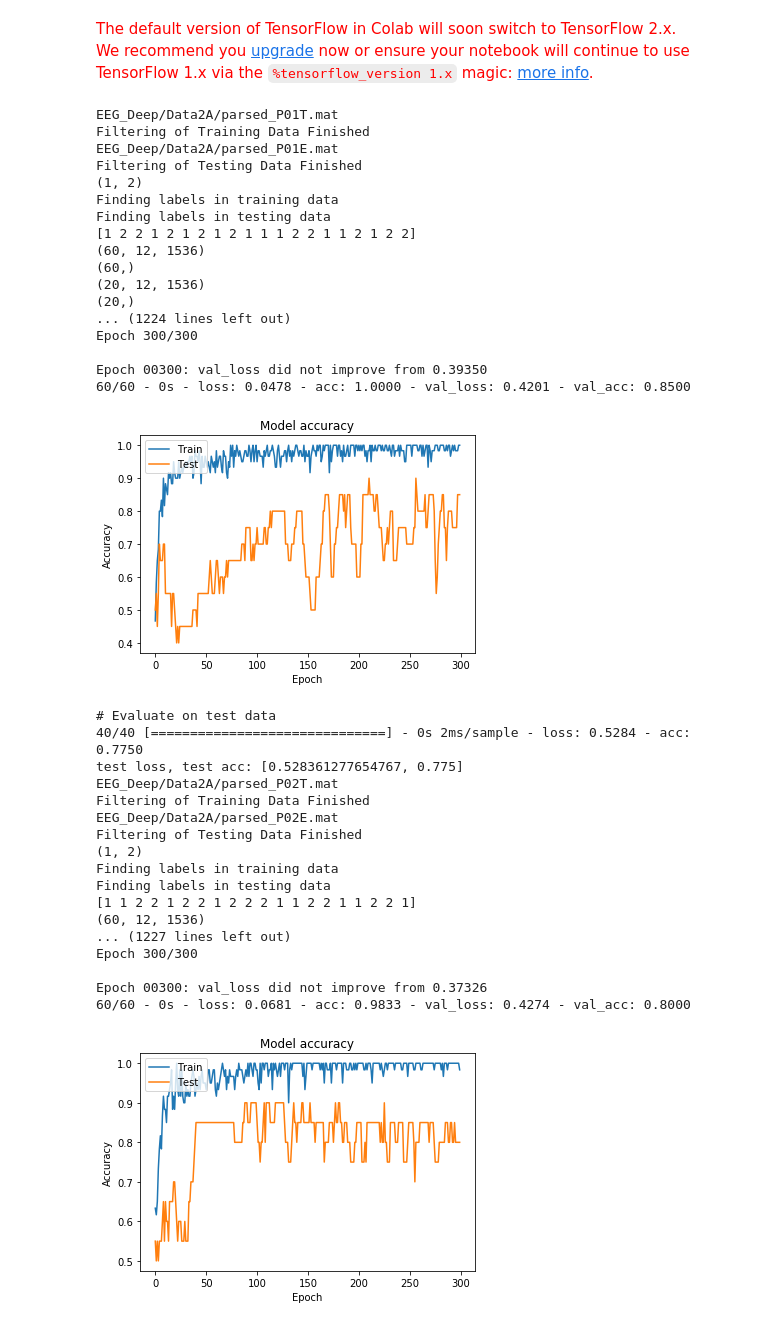
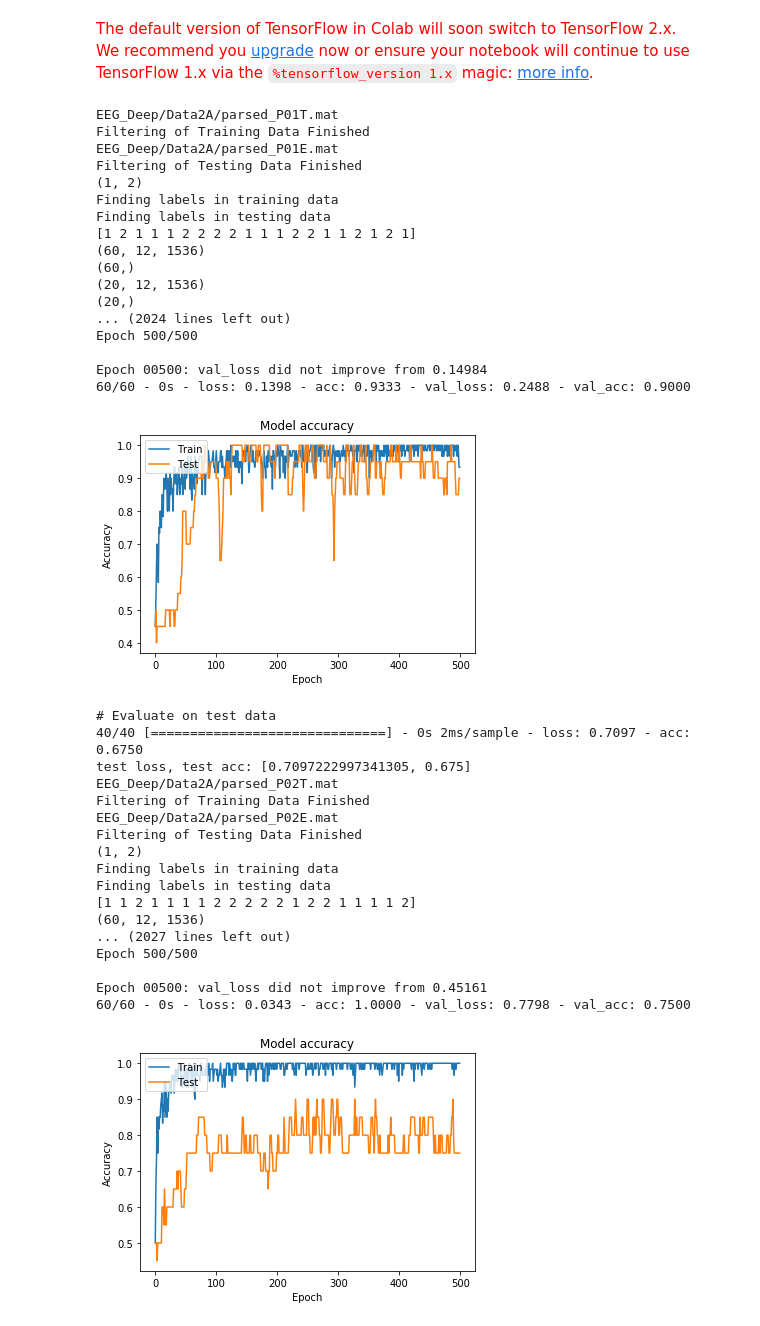
Before and after one commit to sagihaider/EEG_Deep, a Jupyter notebook: main_Single_Trial_Classification_PatientData_Binary.ipynb, the cells around one changed output. Cells and saved outputs as stored; diff of their text form; code cells hidden in the pictures.

```diff
--- a/main_Single_Trial_Classification_PatientData_Binary.ipynb
+++ b/main_Single_Trial_Classification_PatientData_Binary.ipynb
@@ -136,9 +136,9 @@ for x in range(1,11):
       y_tr_12 = y_tr_12[indices]
 
       # split data of each subject in training and validation
-      X_train = x_tr_12[0:60,:,2560:4096]
+      X_train = x_tr_12[0:60,:,2048:3584]
       Y_train = y_tr_12[0:60].ravel()
-      X_val   = x_tr_12[60:,:,2560:4096]
+      X_val   = x_tr_12[60:,:,2048:3584]
       Y_val   = y_tr_12[60:].ravel()
       print(Y_val)
       print(np.shape(X_train))
@@ -161,7 +161,7 @@ for x in range(1,11):
       print(X_train.shape[0], 'train samples')
       print(X_val.shape[0], 'val samples')
 
-      X_test      = x_ts_12[:,:,2560:4096]
+      X_test      = x_ts_12[:,:,2048:3584]
       Y_test      = y_ts_12[:]
       print(np.shape(X_test))
       print(np.shape(Y_test))
@@ -197,7 +197,7 @@ for x in range(1,11):
       # the weights all to be 1
       class_weights = {0:1, 1:1}
 
-      history = model.fit(X_train, Y_train, batch_size = 16, epochs = 300,
+      history = model.fit(X_train, Y_train, batch_size = 16, epochs = 500,
                       verbose = 2, validation_data=(X_val, Y_val),
                       callbacks=[checkpointer], class_weight = class_weights)
 
@@ -211,42 +211,42 @@ for x in range(1,11):
       plt.show()
       figName = 'Accuracy_A0' + str(x) + '.png'
       plt.savefig(figName)
 
       print('\n# Evaluate on test data')
       results = model.evaluate(X_test, Y_test, batch_size=1)
       print('test loss, test acc:', results)
 
       loss_all[x - 1, k-1] = results[0]
       acc_all[x - 1, k-1] = results[1]
 
       from keras import backend as K
       # Do some code, e.g. train and save model
       K.clear_session()
 
 print(loss_all)
 print(acc_all)
 # %% [output]
 EEG_Deep/Data2A/parsed_P01T.mat
 Filtering of Training Data Finished
 EEG_Deep/Data2A/parsed_P01E.mat
 Filtering of Testing Data Finished
 (1, 2)
 Finding labels in training data
 Finding labels in testing data
-[1 2 2 1 2 1 2 1 2 1 1 1 2 2 1 1 2 1 2 2]
+[1 2 1 1 1 2 2 2 2 1 1 1 2 2 1 1 2 1 2 1]
 (60, 12, 1536)
 (60,)
 (20, 12, 1536)
 (20,)
-... (1224 lines left out)
-Epoch 300/300
+... (2024 lines left out)
+Epoch 500/500
 
-Epoch 00300: val_loss did not improve from 0.39350
-60/60 - 0s - loss: 0.0478 - acc: 1.0000 - val_loss: 0.4201 - val_acc: 0.8500
+Epoch 00500: val_loss did not improve from 0.14984
+60/60 - 0s - loss: 0.1398 - acc: 0.9333 - val_loss: 0.2488 - val_acc: 0.9000
-[figure, old version]
+[figure, new version]
 # Evaluate on test data
-40/40 [==============================] - 0s 2ms/sample - loss: 0.5284 - acc: 0.7750
-test loss, test acc: [0.528361277654767, 0.775]
+40/40 [==============================] - 0s 2ms/sample - loss: 0.7097 - acc: 0.6750
+test loss, test acc: [0.7097222997341305, 0.675]
 EEG_Deep/Data2A/parsed_P02T.mat
 Filtering of Training Data Finished
 EEG_Deep/Data2A/parsed_P02E.mat
@@ -254,12 +254,12 @@ Filtering of Testing Data Finished
 (1, 2)
 Finding labels in training data
 Finding labels in testing data
-[1 1 2 2 1 2 2 1 2 2 2 1 1 2 2 1 1 2 2 1]
+[1 1 2 1 1 1 1 2 2 2 2 2 1 2 2 1 1 1 1 2]
 (60, 12, 1536)
-... (1227 lines left out)
-Epoch 300/300
+... (2027 lines left out)
+Epoch 500/500
 
-Epoch 00300: val_loss did not improve from 0.37326
-60/60 - 0s - loss: 0.0681 - acc: 0.9833 - val_loss: 0.4274 - val_acc: 0.8000
+Epoch 00500: val_loss did not improve from 0.45161
+60/60 - 0s - loss: 0.0343 - acc: 1.0000 - val_loss: 0.7798 - val_acc: 0.7500
-[figure, old version]
+[figure, new version]
 # Evaluate on test data
```
Also changed, not shown: parts of 3 cells of this notebook.
